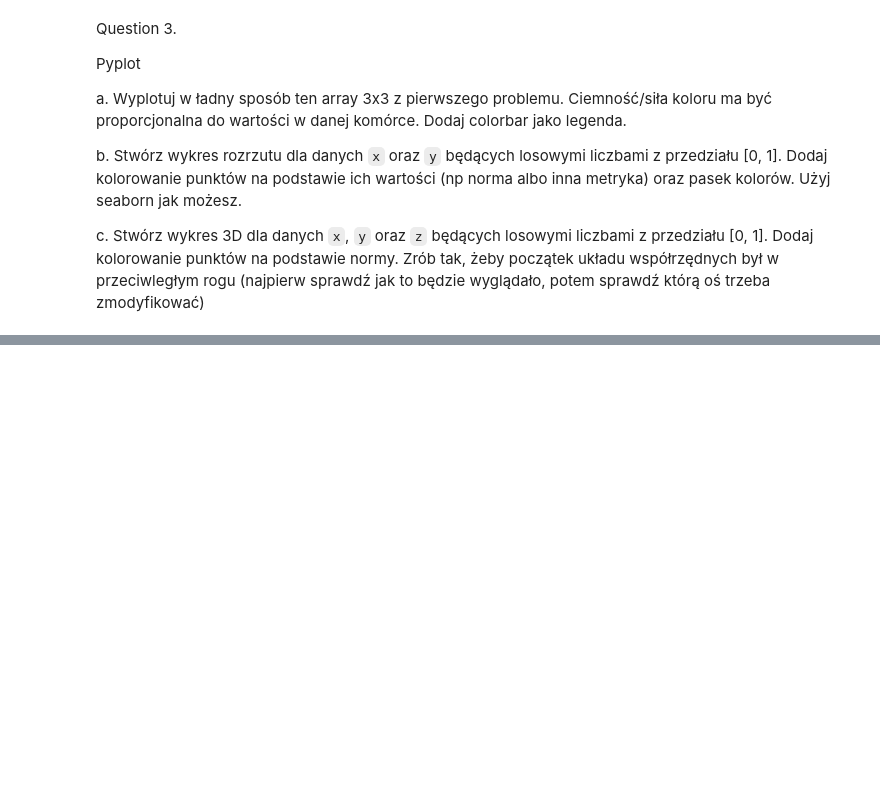
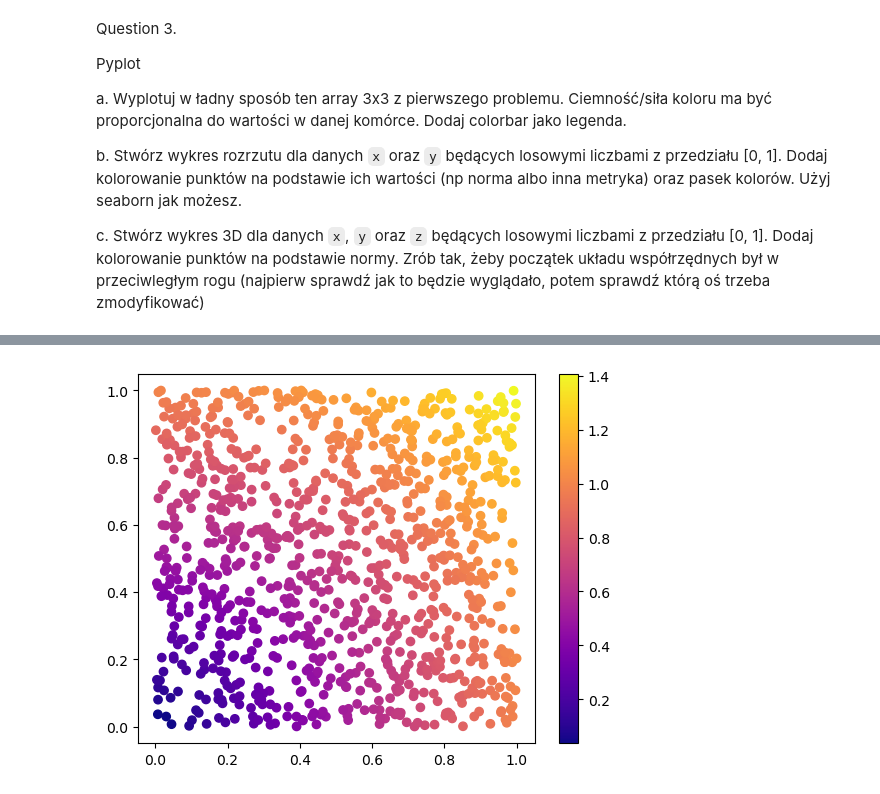
Before and after one commit to KajetanOzog/effective_python, a Jupyter notebook: kolos2_powtorka_yourname.ipynb, the cells around one changed output, grey strips where cells are left out. Cells and saved outputs as stored; diff of their text form; code cells hidden in the pictures; blank space fills up the shorter version.

```diff
--- a/kolos2_powtorka_yourname.ipynb
+++ b/kolos2_powtorka_yourname.ipynb
@@ -74,0 +77,9 @@ plt.show()
+# %%
+x = np.random.rand(1000)
+y = np.random.rand(1000)
+colors = np.sqrt(x**2 + y**2)
+plt.scatter(x, y, c=colors, cmap='plasma')
+plt.colorbar()
+plt.show()
+# %% [output]
+[figure, added]
```
Also changed, not shown: parts of 4 cells of this notebook, 4 other files.
